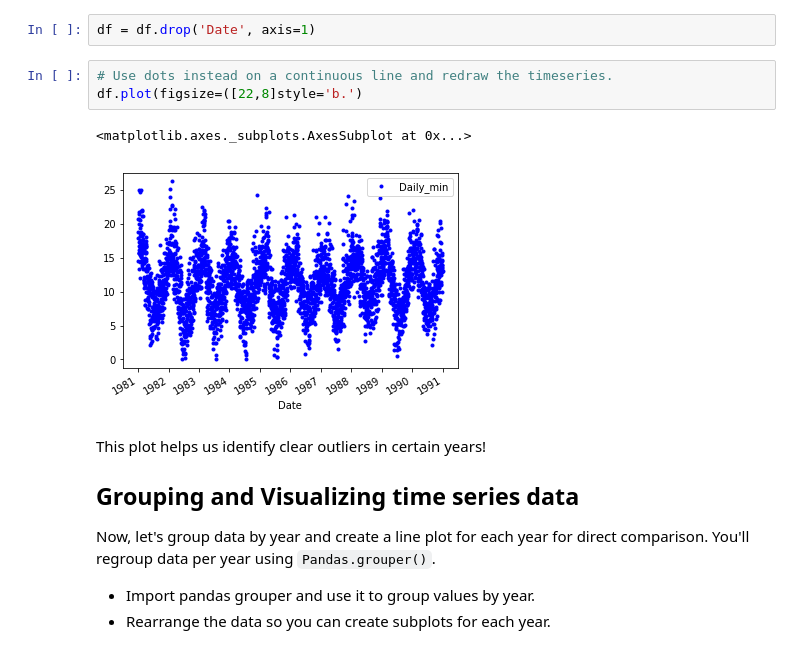
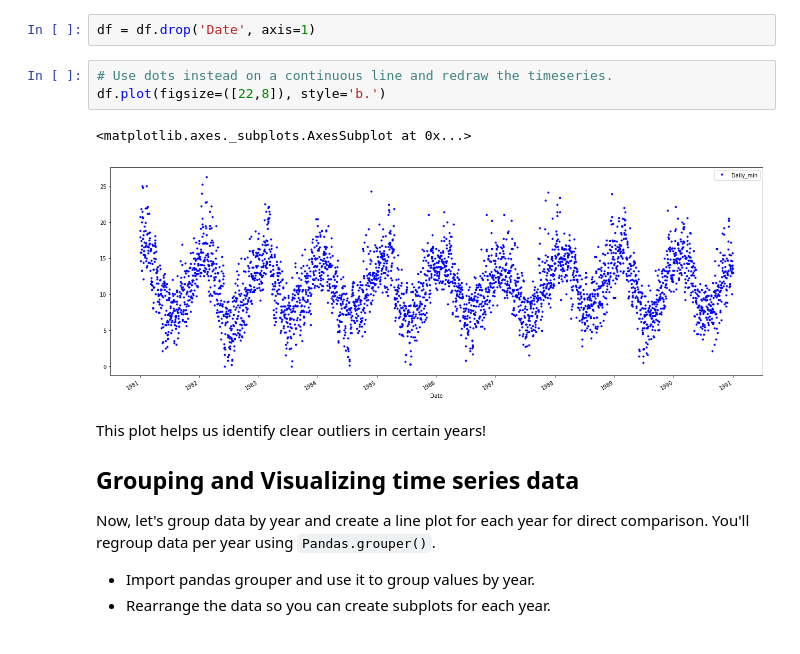
Before and after one commit to yishuen/dsc-3-25-04-visualizing-time-series-data-lab-nyc-career-ds-102218, a Jupyter notebook: index.ipynb, the cells around one changed output. Cells and saved outputs as stored; diff of their text form.

```diff
--- a/index.ipynb
+++ b/index.ipynb
@@ -77,10 +77,10 @@ For a dense timeseries, as seen above, you may want to change the style of a lin
 df = df.drop('Date', axis=1)
 # %%
 # Use dots instead on a continuous line and redraw the timeseries.
-df.plot(figsize=([22,8]style='b.')
+df.plot(figsize=([22,8]), style='b.')
 # %% [output]
 <matplotlib.axes._subplots.AxesSubplot at 0x...>
-[figure, old version]
+[figure, new version]
 # %% [markdown]
 This plot helps us identify clear outliers in certain years!
 
```
Also changed, not shown: parts of 1 cell of this notebook.
